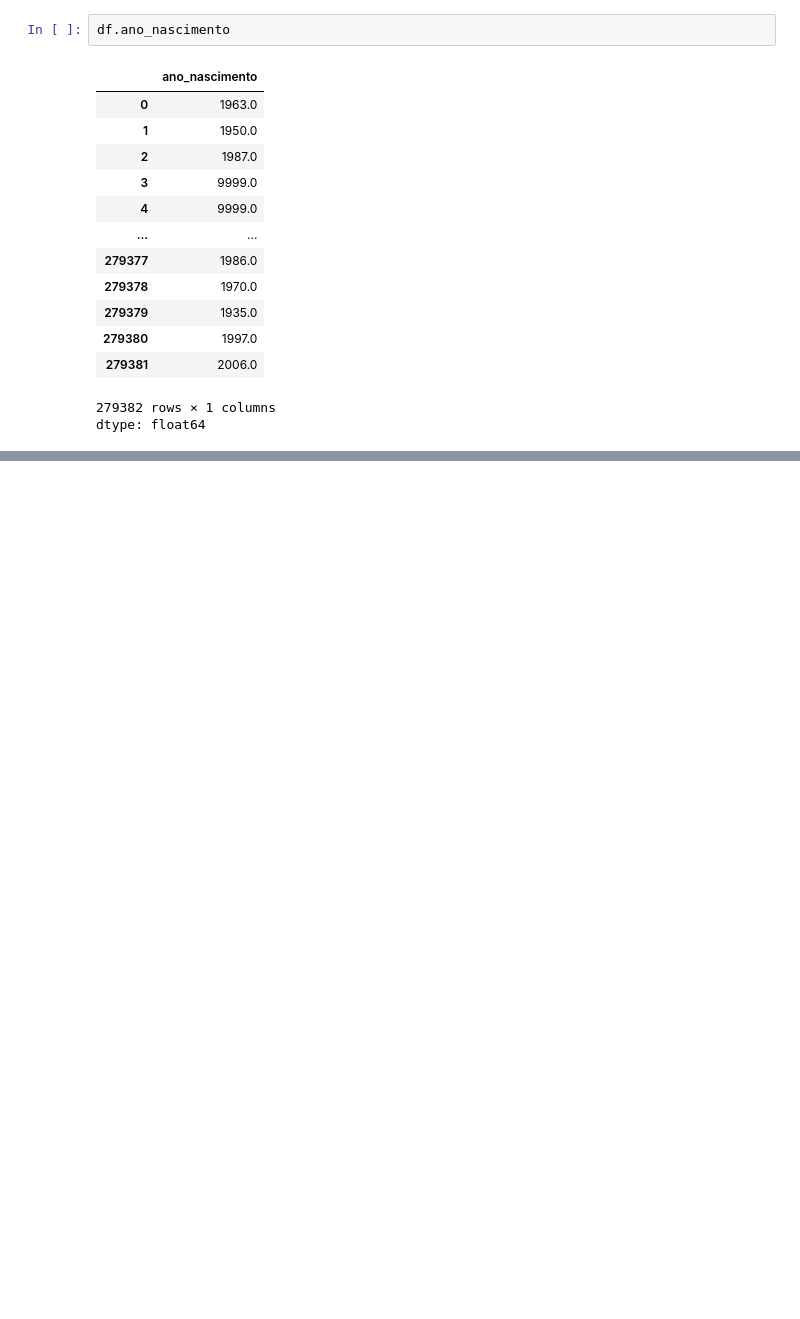
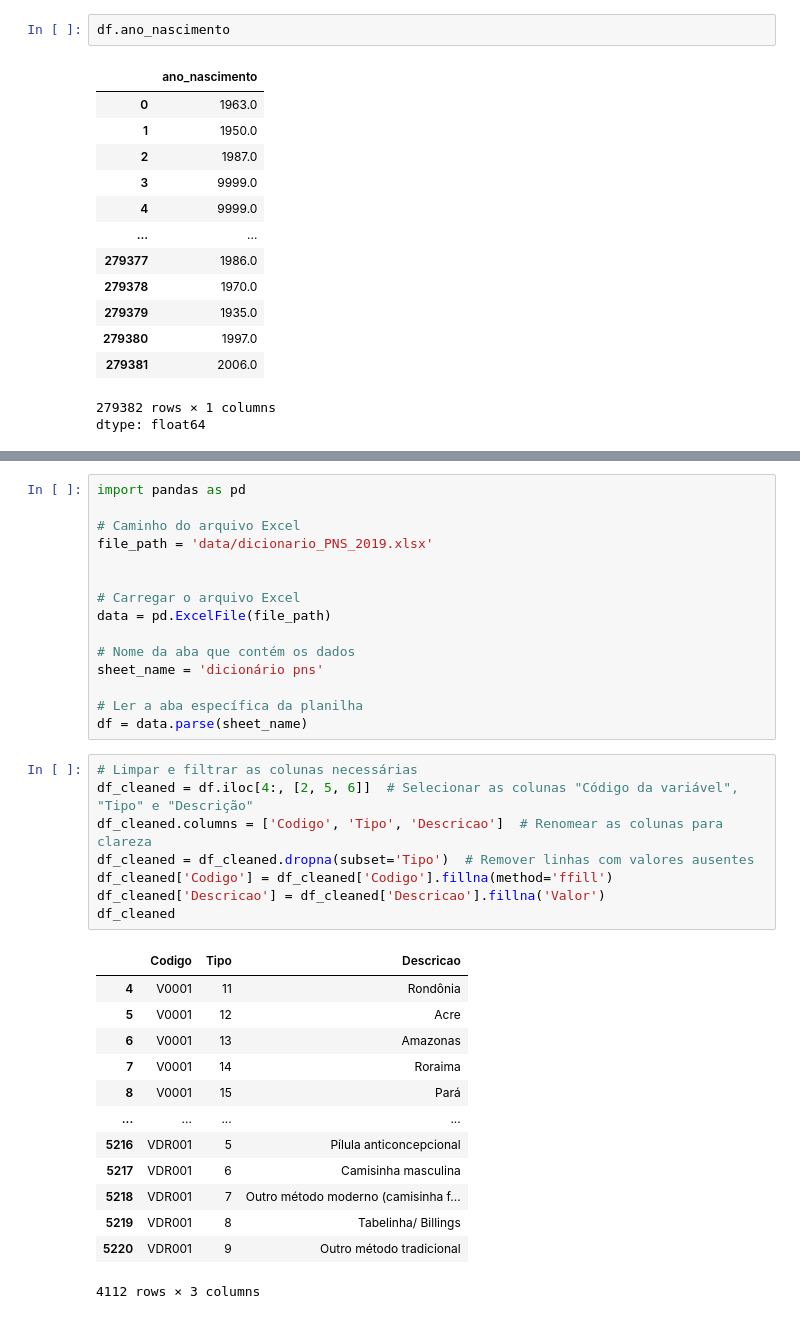
Before and after one commit to LeandroCoelhos/Notebook_PNS, a Jupyter notebook: 00_Dados_Split.ipynb, the cells around one changed output, grey strips where cells are left out. Saved outputs shown, nothing was run; the diff lists cells and outputs as text; blank space fills up the shorter version.

```diff
--- a/00_Dados_Split.ipynb
+++ b/00_Dados_Split.ipynb
@@ -822,0 +873,37 @@ dtype: float64
+# %%
+import pandas as pd
+
+# Caminho do arquivo Excel
+file_path = 'data/dicionario_PNS_2019.xlsx'
+
+
+# Carregar o arquivo Excel
+data = pd.ExcelFile(file_path)
+
+# Nome da aba que contém os dados
+sheet_name = 'dicionário pns'
+
+# Ler a aba específica da planilha
+df = data.parse(sheet_name)
+# %%
+# Limpar e filtrar as colunas necessárias
+df_cleaned = df.iloc[4:, [2, 5, 6]]  # Selecionar as colunas "Código da variável", "Tipo" e "Descrição"
+df_cleaned.columns = ['Codigo', 'Tipo', 'Descricao']  # Renomear as colunas para clareza
+df_cleaned = df_cleaned.dropna(subset='Tipo')  # Remover linhas com valores ausentes
+df_cleaned['Codigo'] = df_cleaned['Codigo'].fillna(method='ffill')
+df_cleaned['Descricao'] = df_cleaned['Descricao'].fillna('Valor')
+df_cleaned
+# %% [output]
+|  | Codigo | Tipo | Descricao |
+| 4 | V0001 | 11 | Rondônia |
+| 5 | V0001 | 12 | Acre |
+| 6 | V0001 | 13 | Amazonas |
+| 7 | V0001 | 14 | Roraima |
+| 8 | V0001 | 15 | Pará |
+| ... | ... | ... | ... |
+| 5216 | VDR001 | 5 | Pílula anticoncepcional |
+| 5217 | VDR001 | 6 | Camisinha masculina |
+| 5218 | VDR001 | 7 | Outro método moderno (camisinha f... |
+| 5219 | VDR001 | 8 | Tabelinha/ Billings |
+| 5220 | VDR001 | 9 | Outro método tradicional |
+4112 rows × 3 columns
```
Also changed, not shown: parts of 4 cells of this notebook, 3 other files.
